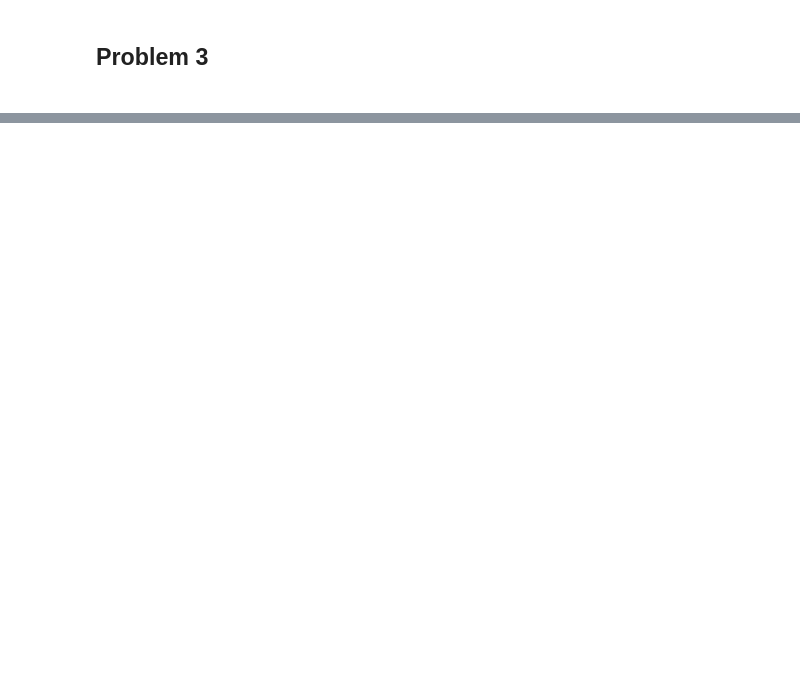
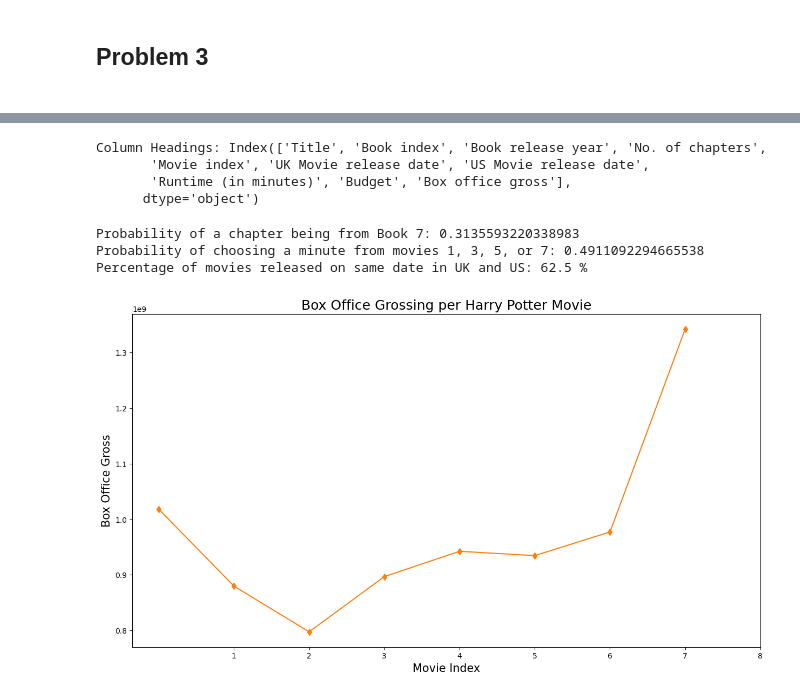
Before and after one commit to as1782/University-Projects, a Jupyter notebook: Solution_Code.ipynb, the cells around one changed output, grey strips where cells are left out. Saved outputs shown, nothing was run; the diff lists cells and outputs as text; code cells hidden in the pictures; blank space fills up the shorter version.

```diff
--- a/Solution_Code.ipynb
+++ b/Solution_Code.ipynb
@@ -436,9 +221,9 @@ I wanted to see which team had the highest sucessful passes, as we can see from
 # %%
 #Part A
 
-covid_df = pd.read_csv('owid-covid-data.csv')
+df = pd.read_csv('harrypotter_dataset.csv')
 
-print(covid_df)
+print(df)
 
-print(covid_df.columns)
+print("Number of rows:", len(df))
 # %% [output]
@@ -805,0 +256,49 @@ The chart shows the growth rate of COVID-19 over time. We can see that during De
+# %%
+#Part C
+
+#Remove any white space from the strings of column headings
+
+df.columns = df.columns.str.strip()
+
+print("Column Headings:", df.columns)
+# %% [output]
+Column Headings: Index(['Title', 'Book index', 'Book release year', 'No. of chapters',
+       'Movie index', 'UK Movie release date', 'US Movie release date',
+       'Runtime (in minutes)', 'Budget', 'Box office gross'],
+      dtype='object')
+# %%
+#Part D
+
+df['Runtime (in hours)'] = round(df['Runtime (in minutes)'] / 60, 1)
+# %%
+#Part E
+
+df['UK_US_Same_Date'] = df['UK Movie release date'] == df['US Movie release date']
+# %%
+#Part F
+
+total_chapters = df['No. of chapters'].sum()
+
+book7_chapters = df[df['Book index'] == 7]['No. of chapters'].sum()
+
+probability_book7 = book7_chapters / total_chapters
+
+print("Probability of a chapter being from Book 7:", probability_book7)
+
+movies_1_3_5_7 = df.loc[df['Movie index'].isin([1, 3, 5, 7])]
+
+total_runtime_of_1_3_5_7 = movies_1_3_5_7['Runtime (in minutes)'].sum()
+
+total_runtime = df['Runtime (in minutes)'].sum()
+
+probability_movies_1_3_5_7 = total_runtime_of_1_3_5_7 / total_runtime
+
+print("Probability of choosing a minute from movies 1, 3, 5, or 7:", probability_movies_1_3_5_7)
+
+percent_of_same_date = df['UK_US_Same_Date'].mean() * 100
+
+print("Percentage of movies released on same date in UK and US:", percent_of_same_date, "%")
+# %% [output]
+Probability of a chapter being from Book 7: 0.3135593220338983
+Probability of choosing a minute from movies 1, 3, 5, or 7: 0.4911092294665538
+Percentage of movies released on same date in UK and US: 62.5 %
@@ -805,0 +309,22 @@ The chart shows the growth rate of COVID-19 over time. We can see that during De
+# %%
+#Part H
+
+y = df['Box office gross'].str.replace('$', '', regex=True)
+
+y = y.astype(float)
+
+fig, ax = plt.subplots(figsize=(15,8))
+
+ax.plot(y, color='C1', marker='d')
+
+ax.set_xticks(np.arange(1, 9))
+
+ax.set_title("Box Office Grossing per Harry Potter Movie", fontsize=18)
+
+ax.set_xlabel("Movie Index", fontsize=15)
+
+ax.set_ylabel("Box Office Gross", fontsize=15)
+
+plt.show()
+# %% [output]
+[figure, added]
```
Also changed, not shown: parts of 60 cells of this notebook.
